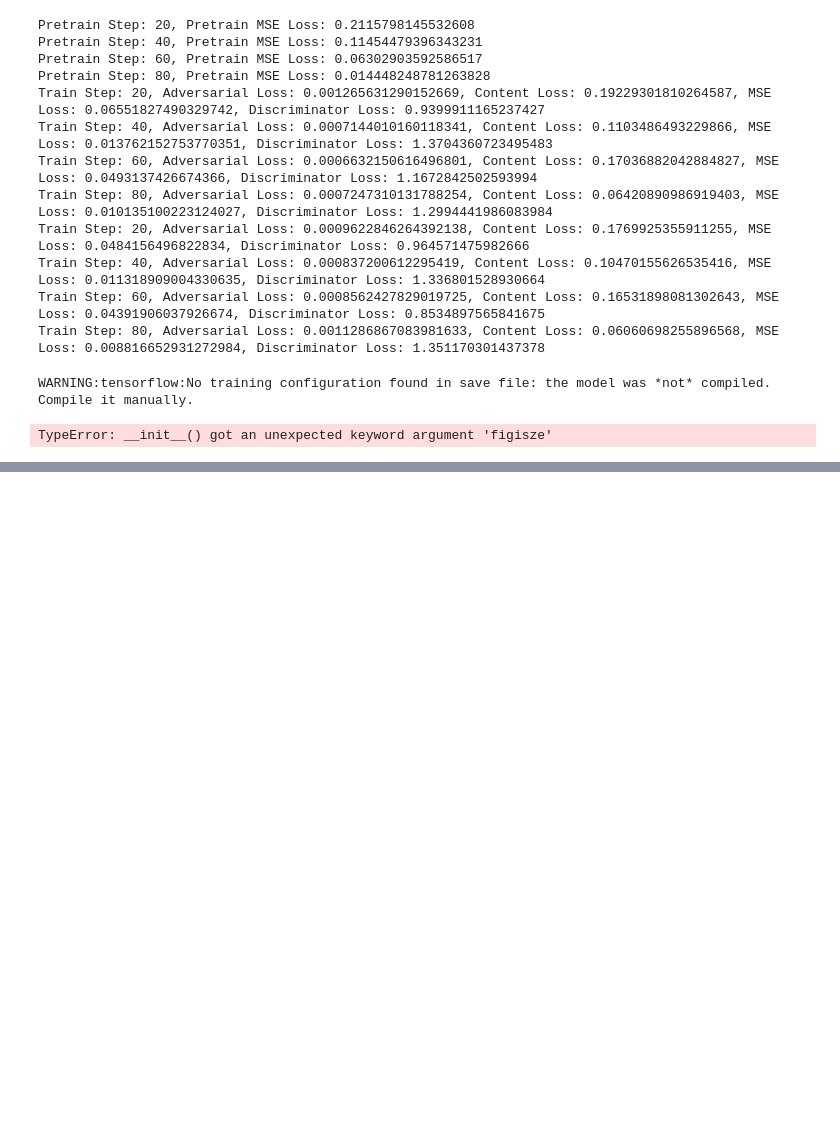
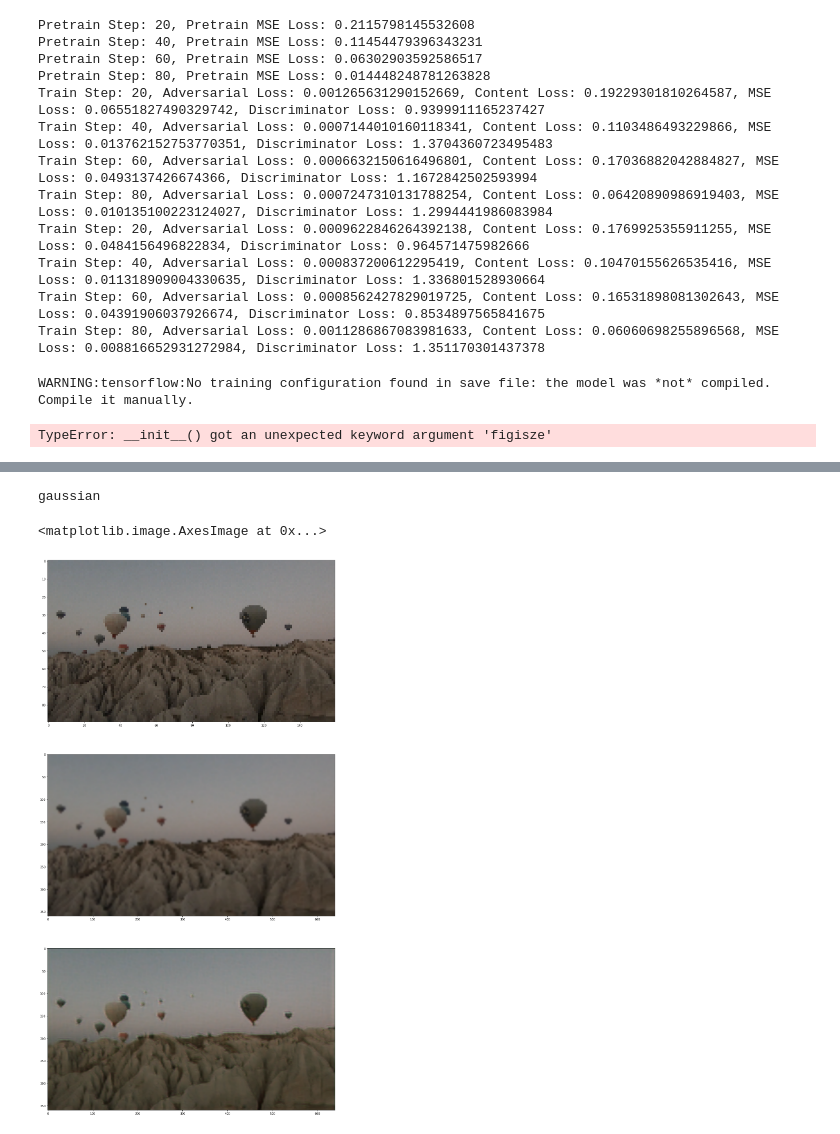
Before and after one commit to duongtruongtrong/super_resolution_video_srvgan, a Jupyter notebook: srv_gan.ipynb, the cells around one changed output, grey strips where cells are left out. Cells and saved outputs as stored; diff of their text form; code cells hidden in the pictures; blank space fills up the shorter version.

```diff
--- a/srv_gan.ipynb
+++ b/srv_gan.ipynb
@@ -1058 +1065,33 @@ Reusing TensorBoard on port 6006 (pid 12220), started 0:16:47 ago. (Use '!kill 1
 [interactive output not drawn]
+# %%
+import tensorflow as tf
+import matplotlib.pyplot as plt
+import random
+
+image = tf.io.read_file('E:\CoderSchool_Final_Project\super_resolution_video\low_1.png')
+image = tf.image.decode_jpeg(image, channels=3)
+
+image_high = tf.io.read_file('E:\CoderSchool_Final_Project\super_resolution_video\gen_1.png')
+image_high = tf.image.decode_jpeg(image_high, channels=3)
+
+hr_height = 360
+hr_width = 640
+
+method_list = ['bilinear', 'lanczos3', 'lanczos5', 'bicubic', 'gaussian', 'nearest', 'area', 'mitchellcubic']
+downsampling_method = random.choice(method_list)
+print(downsampling_method)
+high_res = tf.image.resize(image,
+                          [hr_height, hr_width],
+                          preserve_aspect_ratio=True,
+                          method=downsampling_method)
+
+high_res = tf.cast(high_res, tf.uint8)
+
+f, (ax1, ax2, ax3) = plt.subplots(3, 1, figsize=(60, 35))
+ax1.imshow(image)
+ax2.imshow(high_res)
+ax3.imshow(image_high)
+# %% [output]
+gaussian
+<matplotlib.image.AxesImage at 0x...>
+[figure, added]
```
Also changed, not shown: parts of 4 cells of this notebook, 2 other files.
